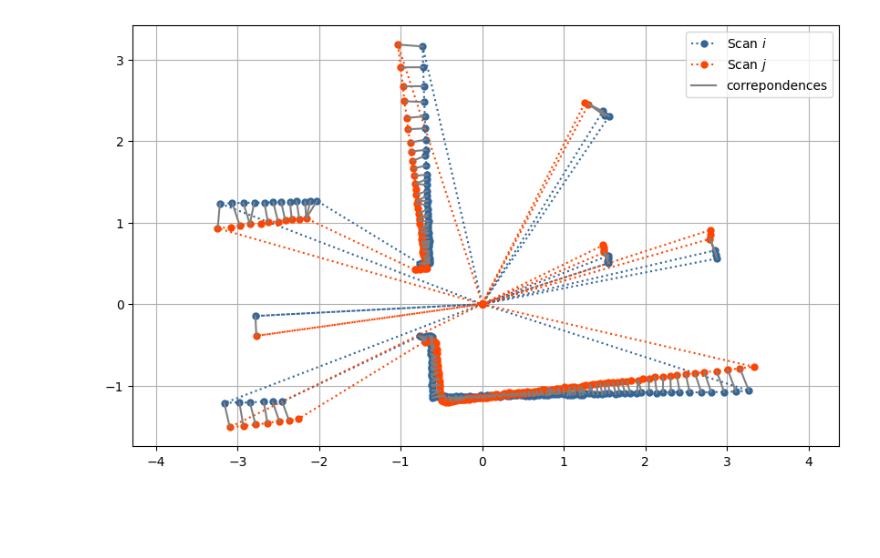
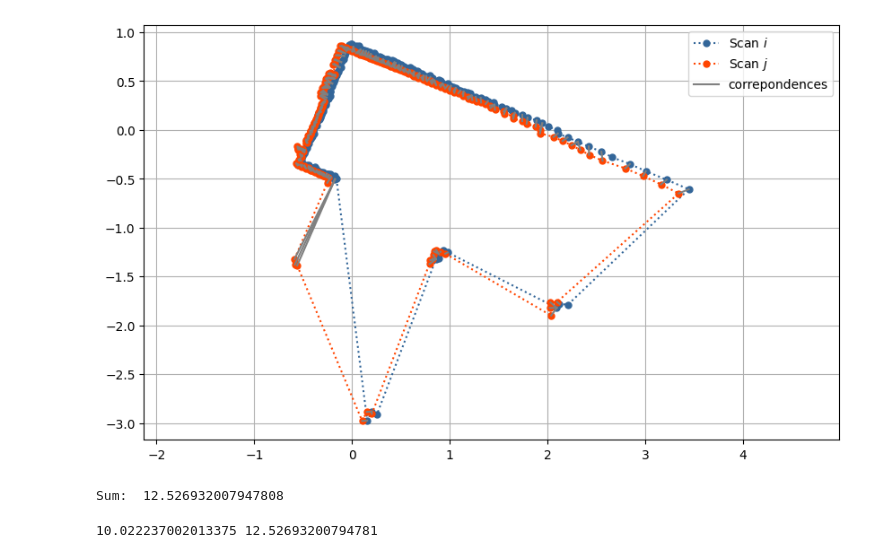
Before and after one commit to shrinivas96/icp_playground, a Jupyter notebook: igor_icp_correspondence.ipynb, the cells around one changed output. Saved outputs shown, nothing was run; the diff lists cells and outputs as text; code cells hidden in the pictures; blank space fills up the shorter version.

Commit message:
batch commit save progress

```diff
--- a/igor_icp_correspondence.ipynb
+++ b/igor_icp_correspondence.ipynb
@@ -8,7 +9,3 @@ from math import sin, cos, atan2, pi
-# %%
-def returnFinites(array):
-    arr_isfinite = np.all(np.isfinite(array), axis=1)
-    return array[arr_isfinite, :]
 # %%
 def plot_data(data_1, data_2, label_1, label_2, markersize_1=5, markersize_2=5):
     fig = plt.figure(figsize=(10, 6))
@@ -16,10 +13,10 @@ def plot_data(data_1, data_2, label_1, label_2, markersize_1=5, markersize_2=5):
     ax.axis('equal')
     if data_1 is not None:
         x_p, y_p = data_1
-        ax.scatter(x_p, y_p, color='#336699', s=markersize_1, marker='o', linestyle=":", label=label_1)
+        ax.plot(x_p, y_p, color='#336699', markersize=markersize_1, marker='o', linestyle=":", label=label_1)
     if data_2 is not None:
         x_q, y_q = data_2
-        ax.scatter(x_q, y_q, color='orangered', s=markersize_2, marker='o', linestyle=":", label=label_2)
+        ax.plot(x_q, y_q, color='orangered', markersize=markersize_2, marker='o', linestyle=":", label=label_2)
     ax.legend()
     return ax
 
@@ -131,3 +97,27 @@ def draw_correspondeces(P, Q, correspondences, ax):
         else:
             ax.plot(x, y, color='grey')
     ax.legend()
+# %%
+# saveFile = 'data_add/points_from_self_sim_ranges.npz'
+# saveFile = 'data/points_from_sim_ranges_inf.npz'
+# saveFile = 'data_add/points_diff_scans.npz'         # seems to have been from a scan where inf's were not dealt with
+# saveFile = 'data_add/points_vdiff_scans.npz'
+
+# readFile = "writing_data/compare_scans.dat"
+saveFile = 'writing_data/compare_scans.npz'
+
+# load the two laser scans. they are already in a 4x1 format
+diff_points_from_ranges = np.load(saveFile)
+dspoints_p1_4x1 = returnFinites(diff_points_from_ranges['points_p1'])
+dspoints_p2_4x1 = returnFinites(diff_points_from_ranges['points_p2'])
+
+true_data = dspoints_p1_4x1[:, 0:2].T
+moved_data = dspoints_p2_4x1[:, 0:2].T
+
+plt.figure()
+plt.scatter(dspoints_p1_4x1[:, 0], dspoints_p1_4x1[:, 1], s = 6, label="actual scan")
+plt.scatter(dspoints_p2_4x1[:, 0], dspoints_p2_4x1[:, 1], s = 6, label="simulated scan")
+
+plt.grid(True)
+plt.legend()
+plt.show()
@@ -148,15 +156,15 @@ plt.show()
 # %%
-Pf = returnFinites(P)
-Qf = returnFinites(Q)
-correspondences = get_correspondence_indices(Pf, Qf)
-ax = plot_data(Pf, Qf,
+# Pf = returnFinites(P)
+# Qf = returnFinites(Q)
+correspondences = get_correspondence_indices(P, Q)
+ax = plot_data(Q, P,
                label_1='Scan $i$',
                label_2='Scan $j$')
-draw_correspondeces(Pf, Qf, correspondences, ax)
+draw_correspondeces(P, Q, correspondences, ax)
 plt.grid(True)
 plt.show()
 # %% [output]
-[figure, old version]
+[figure, new version]
 # %%
 sum = 0
 for i in correspondences:
@@ -164,5 +172,7 @@ for i in correspondences:
     index_q = i[1]
     distance = np.linalg.norm(P[:, index_p] - Q[:, index_q])
     sum += distance
-    print(P[:, index_p], "-", Q[:, index_q], " = ", distance)
+    # print(P[:, index_p], "-", Q[:, index_q], " = ", distance)
 print("Sum: ", sum)
+# %% [output]
+Sum:  12.526932007947808
@@ -169,3 +192,7 @@ print("Sum: ", sum)
+# %%
+print(sum_dists, sum_ndists)
+# %% [output]
+10.022237002013375 12.52693200794781
 # %%
 def compute_cross_covariance(P, Q, correspondences, kernel=lambda diff: 1.0):
     cov = np.zeros((2, 2))
```
Also changed, not shown: parts of 8 cells of this notebook, 26 other files.
